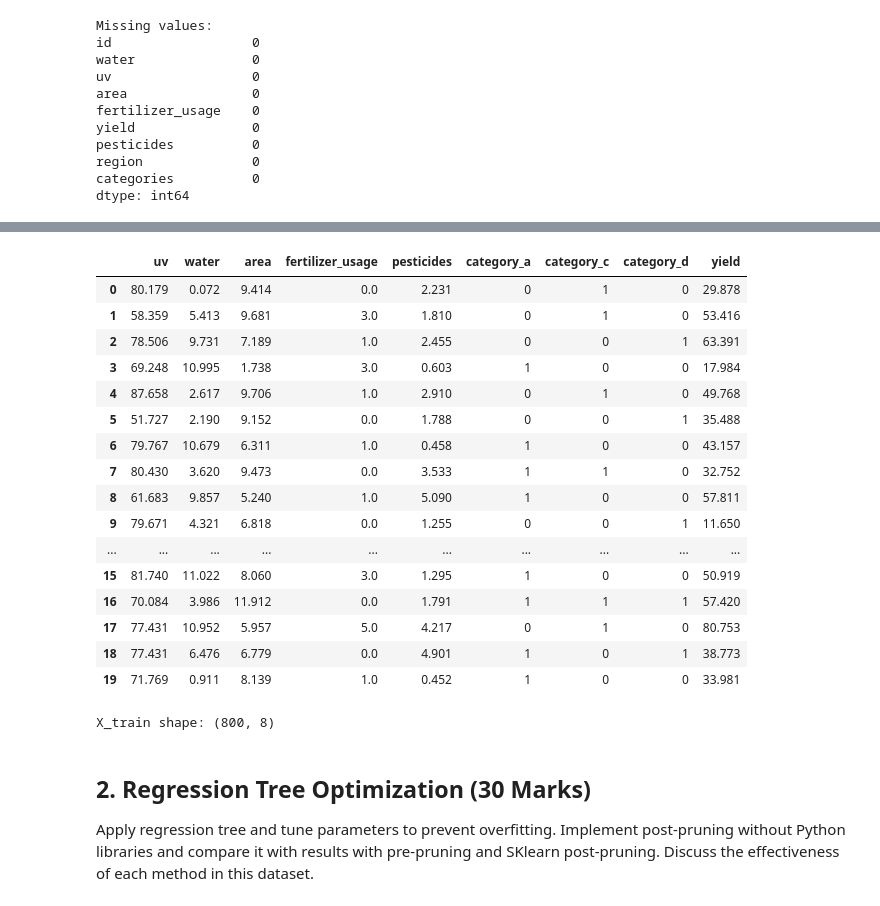
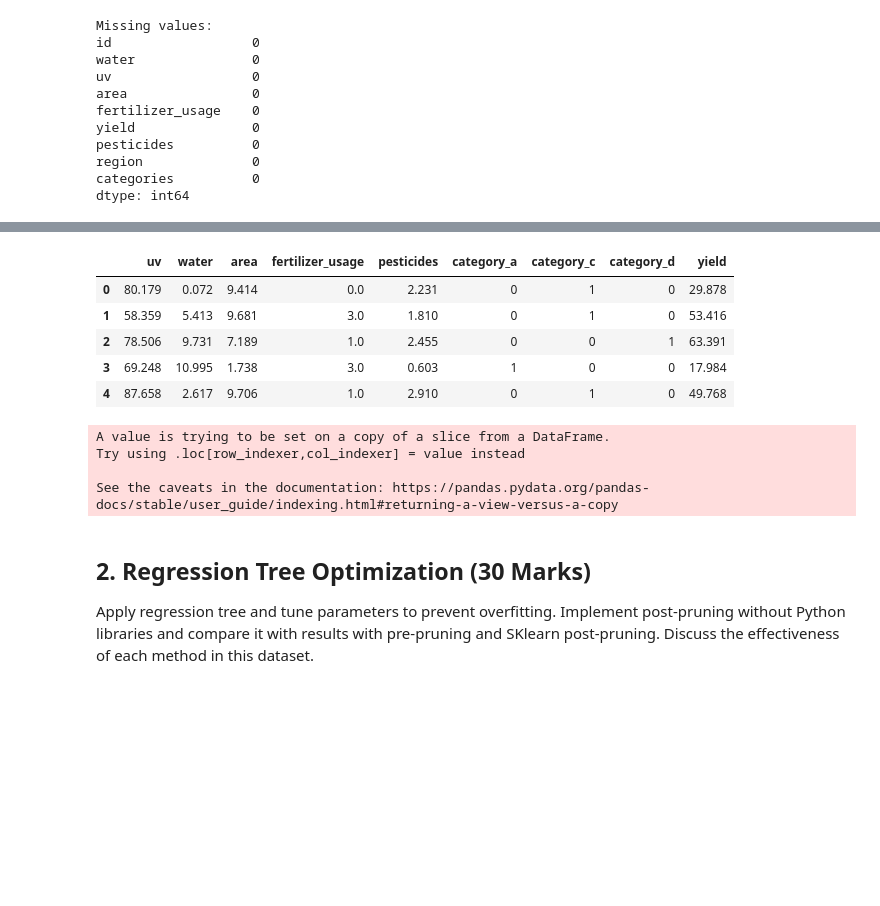
Before and after one commit to meglai/SYDE522, a Jupyter notebook: assignment2.ipynb, the cells around one changed output, grey strips where cells are left out. Cells and saved outputs as stored; diff of their text form; code cells hidden in the pictures; blank space fills up the shorter version.

```diff
--- a/assignment2.ipynb
+++ b/assignment2.ipynb
@@ -146,50 +129,59 @@ fig2 = px.box(df, x="uv", title="Adjusted UV Boxplot")
 fig.show()
 fig2.show()
 # %%
-def create_category_one_hot(row):
+def create_category_one_hot(row: pd.Series):
     categories = row['categories'].split(',')
     for category in categories:
         col_name = f"category_{category}"
         row[col_name] = 1
     return row
 
+column_types = {
+    'category_a': 'int',
+    'category_c': 'int',
+    'category_d': 'int',
+}
+
 df = df.apply(create_category_one_hot, axis=1)
 df = df.fillna(0)
 df.drop(columns=['categories'], inplace=True)
-df["category_a"] = df["category_a"].astype(int)
-df["category_c"] = df["category_c"].astype(int)
-df["category_d"] = df["category_d"].astype(int)
+df = df.astype(column_types)
+
+# Rearranging columns to have the target variable at the end
 df = df[['uv', 'water', 'area', 'fertilizer_usage', 'pesticides', 'category_a', 'category_c', 'category_d', 'yield']]
-df.head(n=20)
+df.head(n=5)
 # %% [output]
 |  | uv | water | area | fertilizer_usage | pesticides | category_a | category_c | category_d | yield |
 | 0 | 80.179 | 0.072 | 9.414 | 0.0 | 2.231 | 0 | 1 | 0 | 29.878 |
 | 1 | 58.359 | 5.413 | 9.681 | 3.0 | 1.810 | 0 | 1 | 0 | 53.416 |
 | 2 | 78.506 | 9.731 | 7.189 | 1.0 | 2.455 | 0 | 0 | 1 | 63.391 |
 | 3 | 69.248 | 10.995 | 1.738 | 3.0 | 0.603 | 1 | 0 | 0 | 17.984 |
 | 4 | 87.658 | 2.617 | 9.706 | 1.0 | 2.910 | 0 | 1 | 0 | 49.768 |
-| 5 | 51.727 | 2.190 | 9.152 | 0.0 | 1.788 | 0 | 0 | 1 | 35.488 |
-| 6 | 79.767 | 10.679 | 6.311 | 1.0 | 0.458 | 1 | 0 | 0 | 43.157 |
-| 7 | 80.430 | 3.620 | 9.473 | 0.0 | 3.533 | 1 | 1 | 0 | 32.752 |
-| 8 | 61.683 | 9.857 | 5.240 | 1.0 | 5.090 | 1 | 0 | 0 | 57.811 |
-| 9 | 79.671 | 4.321 | 6.818 | 0.0 | 1.255 | 0 | 0 | 1 | 11.650 |
-| ... | ... | ... | ... | ... | ... | ... | ... | ... | ... |
-| 15 | 81.740 | 11.022 | 8.060 | 3.0 | 1.295 | 1 | 0 | 0 | 50.919 |
-| 16 | 70.084 | 3.986 | 11.912 | 0.0 | 1.791 | 1 | 1 | 1 | 57.420 |
-| 17 | 77.431 | 10.952 | 5.957 | 5.0 | 4.217 | 0 | 1 | 0 | 80.753 |
-| 18 | 77.431 | 6.476 | 6.779 | 0.0 | 4.901 | 1 | 0 | 1 | 38.773 |
-| 19 | 71.769 | 0.911 | 8.139 | 1.0 | 0.452 | 1 | 0 | 0 | 33.981 |
-# %%
-X = df.drop('yield', axis=1)
-y = df['yield']
-X_train, X_test, y_train, y_test = train_test_split(X, y, test_size=0.2, random_state=42)
-
-scalar = StandardScaler()
-X_train = scalar.fit_transform(X_train)
-X_test = scalar.transform(X_test)
-print(f"X_train shape: {X_train.shape}")
-# %% [output]
-X_train shape: (800, 8)
+# %%
+X = df.drop('yield', axis=1)
+y = df['yield']
+X_train, X_test, y_train, y_test = train_test_split(X, y, test_size=0.2, random_state=42)
+X_train.head(n=5)
+#Create a function that takes a dataframe and a list of columns and returns a new dataframe with the columns scaled using z-score normalization
+def z_score_normalization(df, columns):
+    for column in columns:
+        mean = X_train[column].mean()
+        std = X_train[column].std()
+        df[column] = (df[column] - mean) / std
+
+z_score_normalization(X_test, ["uv", "water", "area", "fertilizer_usage", "pesticides"])
+z_score_normalization(X_train, ["uv", "water", "area", "fertilizer_usage", "pesticides"])
+X_train = X_train.to_numpy()
+X_test = X_test.to_numpy()
+
+y_train = y_train.to_numpy()
+y_test = y_test.to_numpy()
+# X_train.head(n=5)
+# %% [output]
+A value is trying to be set on a copy of a slice from a DataFrame.
+Try using .loc[row_indexer,col_indexer] = value instead
+
+See the caveats in the documentation: https://pandas.pydata.org/pandas-docs/stable/user_guide/indexing.html#returning-a-view-versus-a-copy
 # %% [markdown]
 ## 2. Regression Tree Optimization (30 Marks)
 Apply regression tree and tune parameters to prevent overfitting.
```
Also changed, not shown: parts of 2 cells of this notebook.
